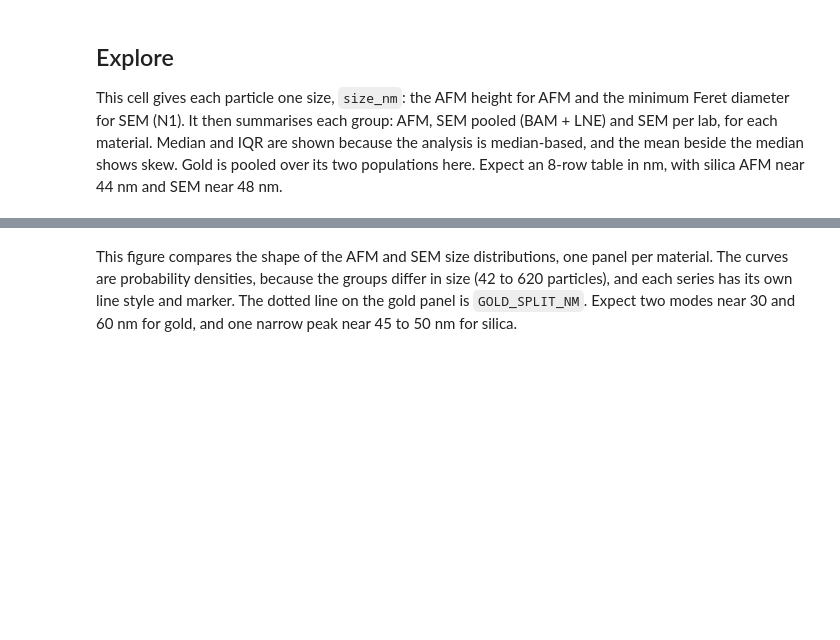
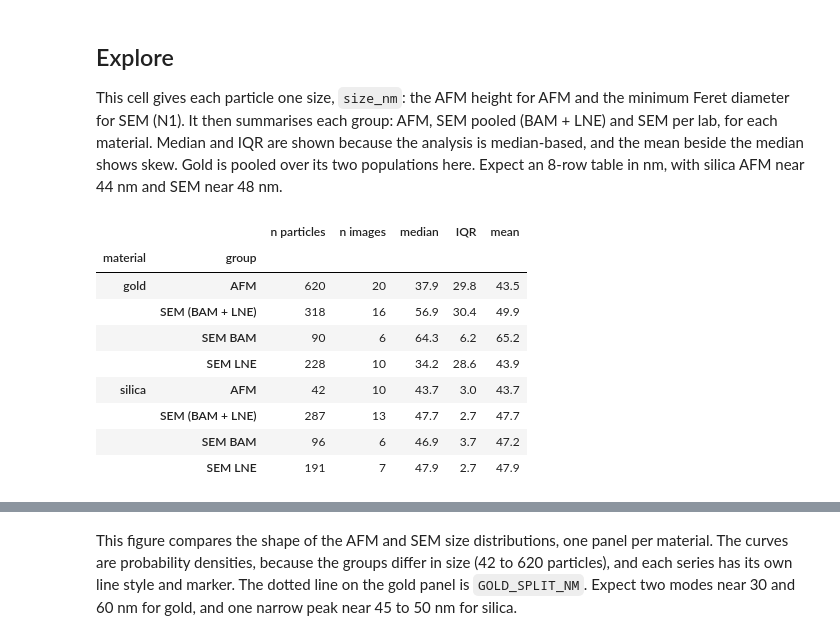
Before and after one commit to meghansmith1449-hub/Chem427-project, a Jupyter notebook: project11.ipynb, the cells around one changed output, grey strips where cells are left out. Saved outputs shown, nothing was run; the diff lists cells and outputs as text; code cells hidden in the pictures; blank space fills up the shorter version.

```diff
--- a/project11.ipynb
+++ b/project11.ipynb
@@ -131,25 +148,34 @@ print(f"JSON entries skipped by the loader: {n_skipped}")
 
 This cell gives each particle one size, `size_nm`: the AFM height for AFM and the minimum Feret diameter for SEM (N1). It then summarises each group: AFM, SEM pooled (BAM + LNE) and SEM per lab, for each material. Median and IQR are shown because the analysis is median-based, and the mean beside the median shows skew. Gold is pooled over its two populations here. Expect an 8-row table in nm, with silica AFM near 44 nm and SEM near 48 nm.
 # %%
-in_scope = in_scope.copy()
-in_scope["size_nm"] = in_scope["feret_min_nm"]                       # nm, SEM: minimum Feret (N1)
-is_afm = in_scope["technique"] == "AFM"
-in_scope.loc[is_afm, "size_nm"] = in_scope.loc[is_afm, "afm_height_nm"]   # nm, AFM: height
+in_scope = in_scope.assign(size_nm=in_scope["afm_height_nm"].where(in_scope["technique"] == "AFM",
+                                                                   in_scope["feret_min_nm"]))   # nm: AFM height, SEM min Feret (N1)
 
 summary_rows = []
 for material in MATERIALS:
     rows_m = in_scope[in_scope["npsize"] == material]
     sem = rows_m[rows_m["technique"] == "SEM"]
     groups = {
         "AFM": rows_m[rows_m["technique"] == "AFM"],
         "SEM (BAM + LNE)": sem,
         "  SEM BAM": sem[sem["laboratory"] == "BAM"],
         "  SEM LNE": sem[sem["laboratory"] == "LNE"],
     }
     for label, rows_g in groups.items():
         q1, median, q3 = rows_g["size_nm"].quantile([0.25, 0.50, 0.75])
-        summary_rows.append({"material": f"nPSize{material}", "group": label,
+        summary_rows.append({"material": MATERIAL_NAMES[material], "group": label,
                              "n particles": len(rows_g), "n images": rows_g["image"].nunique(),
                              "median": median, "IQR": q3 - q1, "mean": rows_g["size_nm"].mean()})
 
 pd.DataFrame(summary_rows).set_index(["material", "group"]).round(1)   # sizes in nm
+# %% [output]
+|  |  | n particles | n images | median | IQR | mean |
+| material | group |  |  |  |  |  |
+| gold | AFM | 620 | 20 | 37.9 | 29.8 | 43.5 |
+|  | SEM (BAM + LNE) | 318 | 16 | 56.9 | 30.4 | 49.9 |
+|  | SEM BAM | 90 | 6 | 64.3 | 6.2 | 65.2 |
+|  | SEM LNE | 228 | 10 | 34.2 | 28.6 | 43.9 |
+| silica | AFM | 42 | 10 | 43.7 | 3.0 | 43.7 |
+|  | SEM (BAM + LNE) | 287 | 13 | 47.7 | 2.7 | 47.7 |
+|  | SEM BAM | 96 | 6 | 46.9 | 3.7 | 47.2 |
+|  | SEM LNE | 191 | 7 | 47.9 | 2.7 | 47.9 |
```
Also changed, not shown: parts of 14 cells of this notebook, 3 other files.
